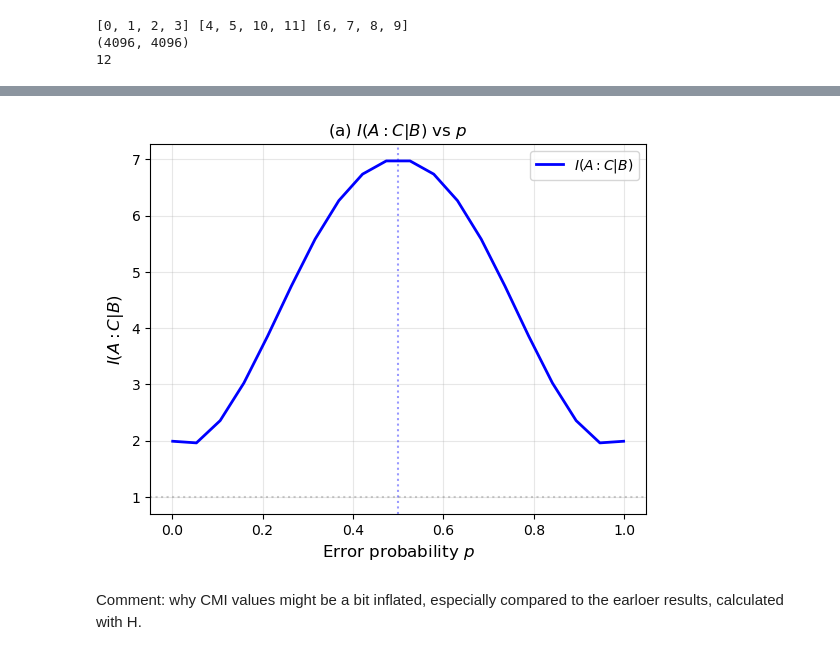
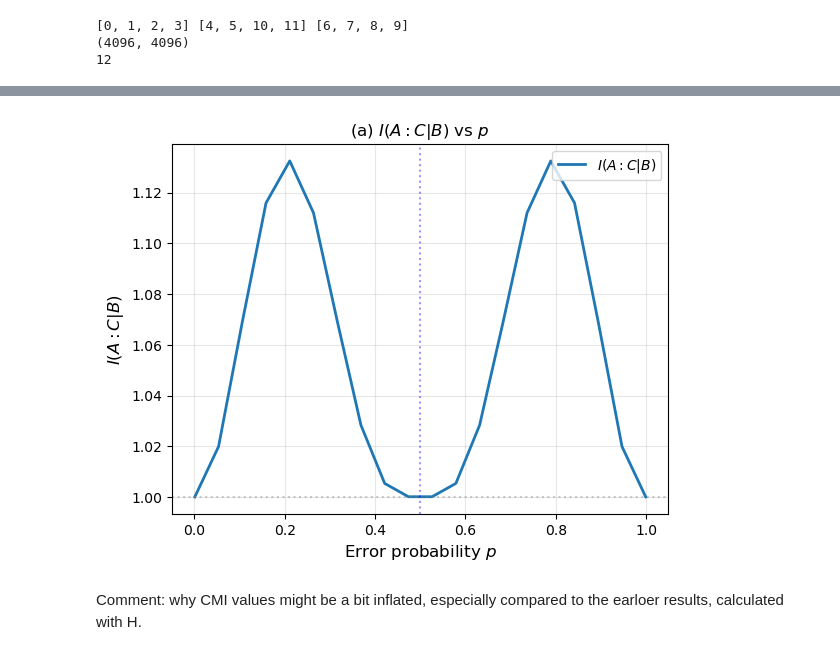
Before and after one commit to HannaKarwowska/PSI-Essay, a Jupyter notebook: CMI_with_S.ipynb, the cells around one changed output, grey strips where cells are left out. Saved outputs shown, nothing was run; the diff lists cells and outputs as text; code cells hidden in the pictures.

```diff
--- a/CMI_with_S.ipynb
+++ b/CMI_with_S.ipynb
@@ -206,15 +208,15 @@ def von_neumann_entropy(rho, base=2):
     #eigvals = np.clip(eigvals, 0, 1)
 
     # normalize (important!)
-    eigvals = eigvals / np.sum(eigvals)
+    #eigvals = eigvals / np.sum(eigvals)
 
     # remove zeros safely
     eigvals = eigvals[eigvals > 1e-12]
 
-    S = -np.sum(eigvals * np.log(eigvals))
+    S = -np.sum(eigvals * np.log2(eigvals))
 
-    if base == 2:
-        S /= np.log(2)
+    #if base == 2:
+        #S /= np.log(2)
 
     return S
 # %%
@@ -276,4 +320,22 @@ A = [0,1,2,3]
 B = [4,5,10,11]
 
 C = [6,7,8,9]
+# %%
+def CMI(p, rho_0, A, B, C, N):
+    """
+    Compute S(A:C|B) = S(AB) + S(BC) - S(B) - S(ABC).
+    """
+
+    rho = noise_channel(rho_0, p, N)
+
+    AB = sorted(A + B)
+    BC = sorted(B + C)
+    ABC = sorted(A + B + C)
+
+    S_AB = von_neumann_entropy(partial_trace(rho, AB, N))
+    S_BC = von_neumann_entropy(partial_trace(rho, BC, N))
+    S_B = von_neumann_entropy(partial_trace(rho, B, N))
+    S_ABC = von_neumann_entropy(partial_trace(rho, ABC, N))
+
+    return S_AB + S_BC - S_B - S_ABC
 # %%
@@ -344,21 +389,21 @@ CMI=1.9893004766300195
 # %%
 fig, ax = plt.subplots()
 
-ax.plot(p_array, cmi_array, 'b-', lw=2, label=r'$I(A{:}C|B)$')
+ax.plot(p_array, cmi_array,lw=2, label=r'$I(A{:}C|B)$')
 #ax.plot(p_values, mi_AC_values, 'r--', lw=1.5, alpha=0.7, label=r'$I(A{:}C)$')
 ax.axhline(1.0, color='gray', ls=':', alpha=0.4)
 ax.axvline(0.5, color='blue', ls=':', alpha=0.4)
 ax.set_xlabel(r'Error probability $p$', fontsize=12)
 ax.set_ylabel(r'$I(A{:}C|B)$ ', fontsize=12)
 ax.set_title(r'(a) $I(A{:}C|B)$ vs $p$', fontsize=12)
 ax.legend(fontsize=10)
 ax.grid(True, alpha=0.3)
 ax.annotate(r'$p_c = 0.5$', xy=(0.5, 0.05), fontsize=10, color='blue',
             ha='center', va='bottom')
 
 plt.show()
 # %% [output]
-[figure, old version]
+[figure, new version]
 # %% [markdown]
 Comment: why CMI values might be a bit inflated, especially compared to the earloer results, calculated with H.
 # %%
```
Also changed, not shown: parts of 9 cells of this notebook.
